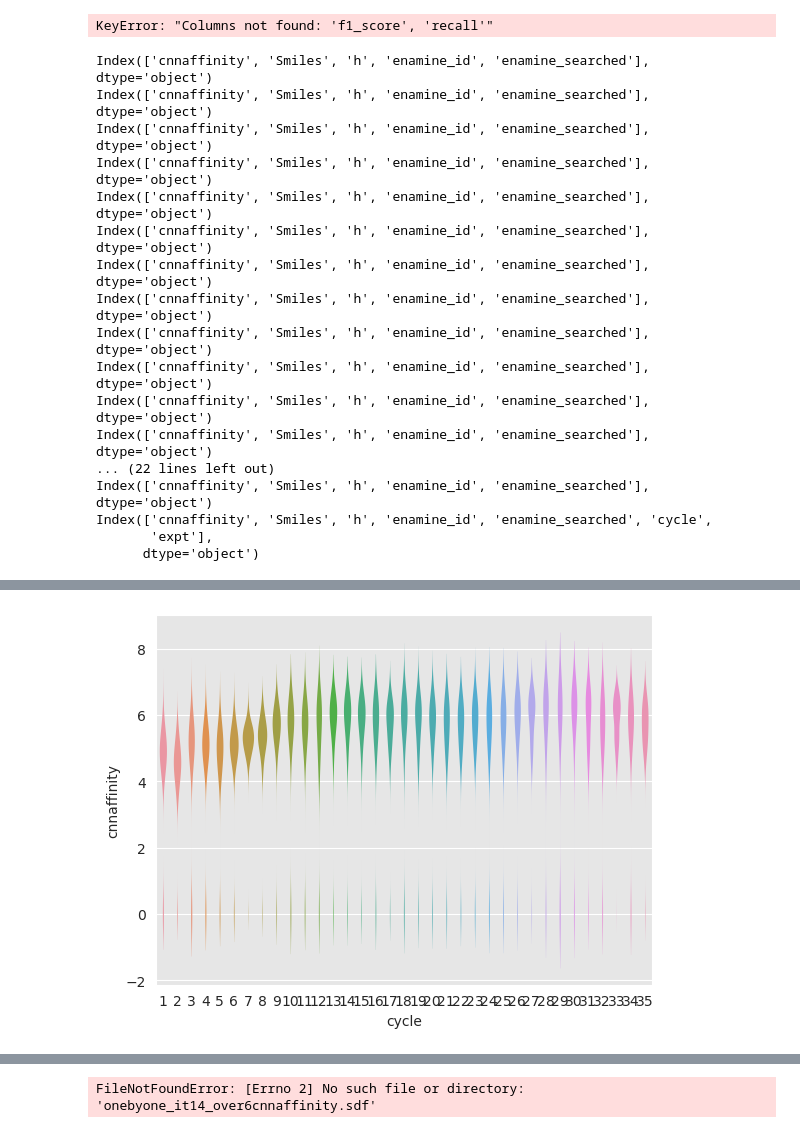
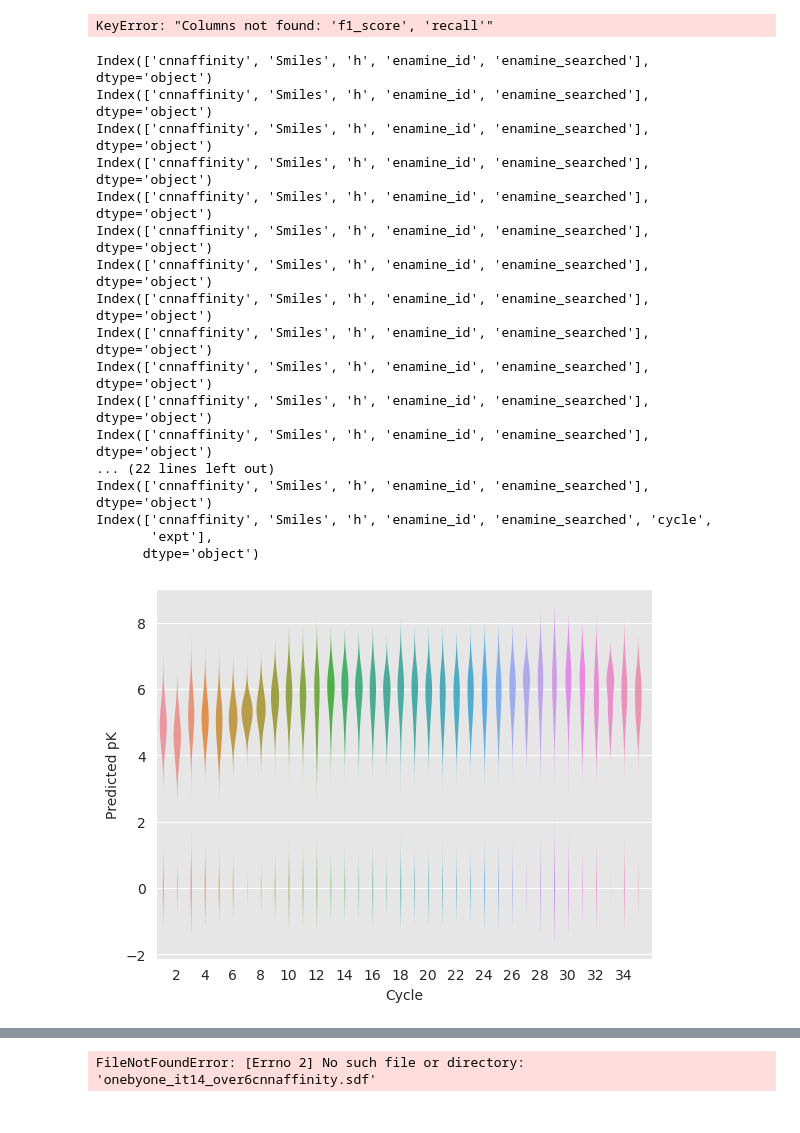
Before and after one commit to BenCree/fegrow_al_data, a Jupyter notebook: plots.ipynb, the cells around one changed output, grey strips where cells are left out. Saved outputs shown, nothing was run; the diff lists cells and outputs as text; code cells hidden in the pictures.

```diff
--- a/plots.ipynb
+++ b/plots.ipynb
@@ -761,7 +761,7 @@ def create_violin_plot(df_combined, title, hline=None):
 
     # create violin plot without black borders and with specified inner
     sns.violinplot(x='cycle', y='cnnaffinity', data=df_combined, linewidth=0, edgecolor='none')
-    ax.set_facecolor('white')
+    #ax.set_facecolor('white')
     # add optional horizontal line
     if hline is not None:
         plt.axhline(y=hline, color='black', linewidth=2)  # increase thickness of hline
@@ -770,32 +770,33 @@ def create_violin_plot(df_combined, title, hline=None):
     plt.ylabel('Predicted pK')
 
     plt.xticks(range(min(df_combined['cycle']), max(df_combined['cycle']) + 1, 2))
-    plt.savefig(f'/home/cree/code/gal/cs50k/{title}')
+    plt.savefig(f'{title}')
     plt.show()
     return df_combined
 dirs = ['sars-cov-2-main-protease-al-study','sars-cov-2-main-protease-al-study-b10-r1-extended', 'sars-cov-2-main-protease-al-study-combo1', \
  'sars-cov-2-main-protease-al-study-plip']
 
 for d in dirs:
     combined_df = create_test_df(f'/home/cree/code/gal/cs50k/enamine_study/{d}/generated')
 
     combined_df = combined_df.rename(columns={'Cycle': 'cycle'})
     create_violin_plot(combined_df, hline=None, title=f'/home/cree/code/al_data/{d}.png')
 # %% [output]
 Index(['cnnaffinity', 'Smiles', 'h', 'enamine_id', 'enamine_searched'], dtype='object')
 Index(['cnnaffinity', 'Smiles', 'h', 'enamine_id', 'enamine_searched'], dtype='object')
 Index(['cnnaffinity', 'Smiles', 'h', 'enamine_id', 'enamine_searched'], dtype='object')
 Index(['cnnaffinity', 'Smiles', 'h', 'enamine_id', 'enamine_searched'], dtype='object')
 Index(['cnnaffinity', 'Smiles', 'h', 'enamine_id', 'enamine_searched'], dtype='object')
 Index(['cnnaffinity', 'Smiles', 'h', 'enamine_id', 'enamine_searched'], dtype='object')
 Index(['cnnaffinity', 'Smiles', 'h', 'enamine_id', 'enamine_searched'], dtype='object')
 Index(['cnnaffinity', 'Smiles', 'h', 'enamine_id', 'enamine_searched'], dtype='object')
 Index(['cnnaffinity', 'Smiles', 'h', 'enamine_id', 'enamine_searched'], dtype='object')
 Index(['cnnaffinity', 'Smiles', 'h', 'enamine_id', 'enamine_searched'], dtype='object')
 Index(['cnnaffinity', 'Smiles', 'h', 'enamine_id', 'enamine_searched'], dtype='object')
 Index(['cnnaffinity', 'Smiles', 'h', 'enamine_id', 'enamine_searched'], dtype='object')
 ... (22 lines left out)
 Index(['cnnaffinity', 'Smiles', 'h', 'enamine_id', 'enamine_searched'], dtype='object')
 Index(['cnnaffinity', 'Smiles', 'h', 'enamine_id', 'enamine_searched', 'cycle',
        'expt'],
       dtype='object')
+[figure, new version]
@@ -803 +819,0 @@ NameError: name 'ax' is not defined
-[figure, old version]
```
Also changed, not shown: parts of 3 cells of this notebook.
